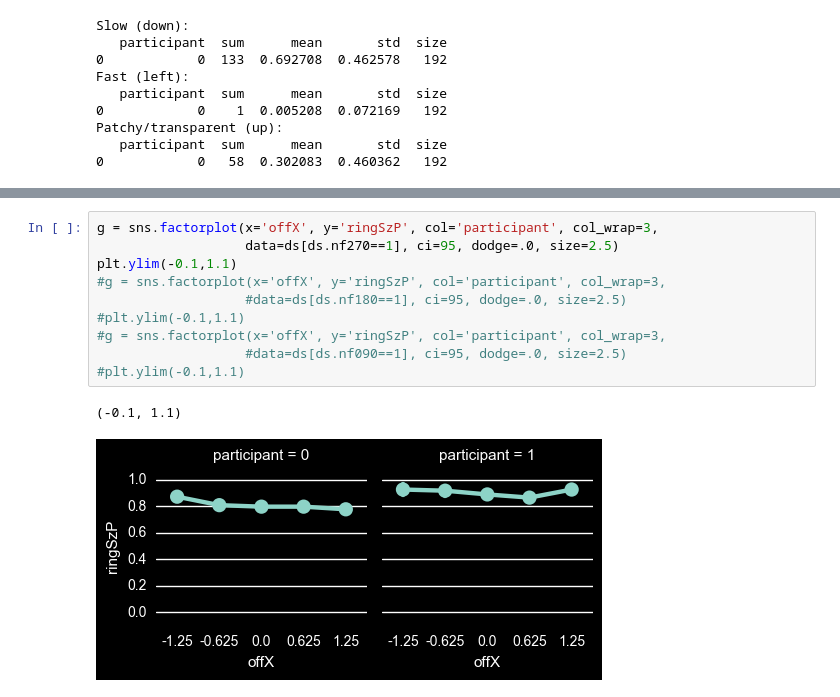
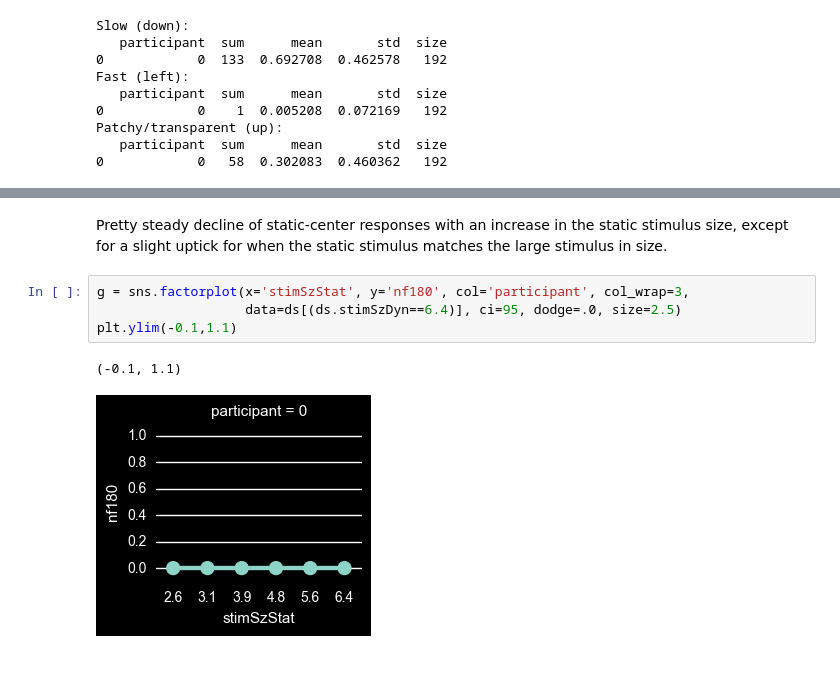
Before and after one commit to egorananyev/mc, a Jupyter notebook: analysis/mcEcc_ct-szRelXbv.ipynb, the cells around one changed output, grey strips where cells are left out. Cells and saved outputs as stored; diff of their text form; blank space fills up the shorter version.

```diff
--- a/analysis/mcEcc_ct-szRelXbv.ipynb
+++ b/analysis/mcEcc_ct-szRelXbv.ipynb
@@ -111,13 +112,9 @@ plt.ylim(-0.1,1.1)
-# %%
-g = sns.factorplot(x='offX', y='ringSzP', col='participant', col_wrap=3,
-                   data=ds[ds.nf270==1], ci=95, dodge=.0, size=2.5)
-plt.ylim(-0.1,1.1)
-#g = sns.factorplot(x='offX', y='ringSzP', col='participant', col_wrap=3,
-                   #data=ds[ds.nf180==1], ci=95, dodge=.0, size=2.5)
-#plt.ylim(-0.1,1.1)
-#g = sns.factorplot(x='offX', y='ringSzP', col='participant', col_wrap=3,
-                   #data=ds[ds.nf090==1], ci=95, dodge=.0, size=2.5)
-#plt.ylim(-0.1,1.1)
-# %% [output]
-(-0.1, 1.1)
-[figure, removed]
+# %% [markdown]
+Pretty steady decline of static-center responses with an increase in the static stimulus size, except for a slight uptick for when the static stimulus matches the large stimulus in size.
+# %%
+g = sns.factorplot(x='stimSzStat', y='nf180', col='participant', col_wrap=3,
+                   data=ds[(ds.stimSzDyn==6.4)], ci=95, dodge=.0, size=2.5)
+plt.ylim(-0.1,1.1)
+# %% [output]
+(-0.1, 1.1)
+[figure, added]
```
Also changed, not shown: parts of 29 cells of this notebook.
